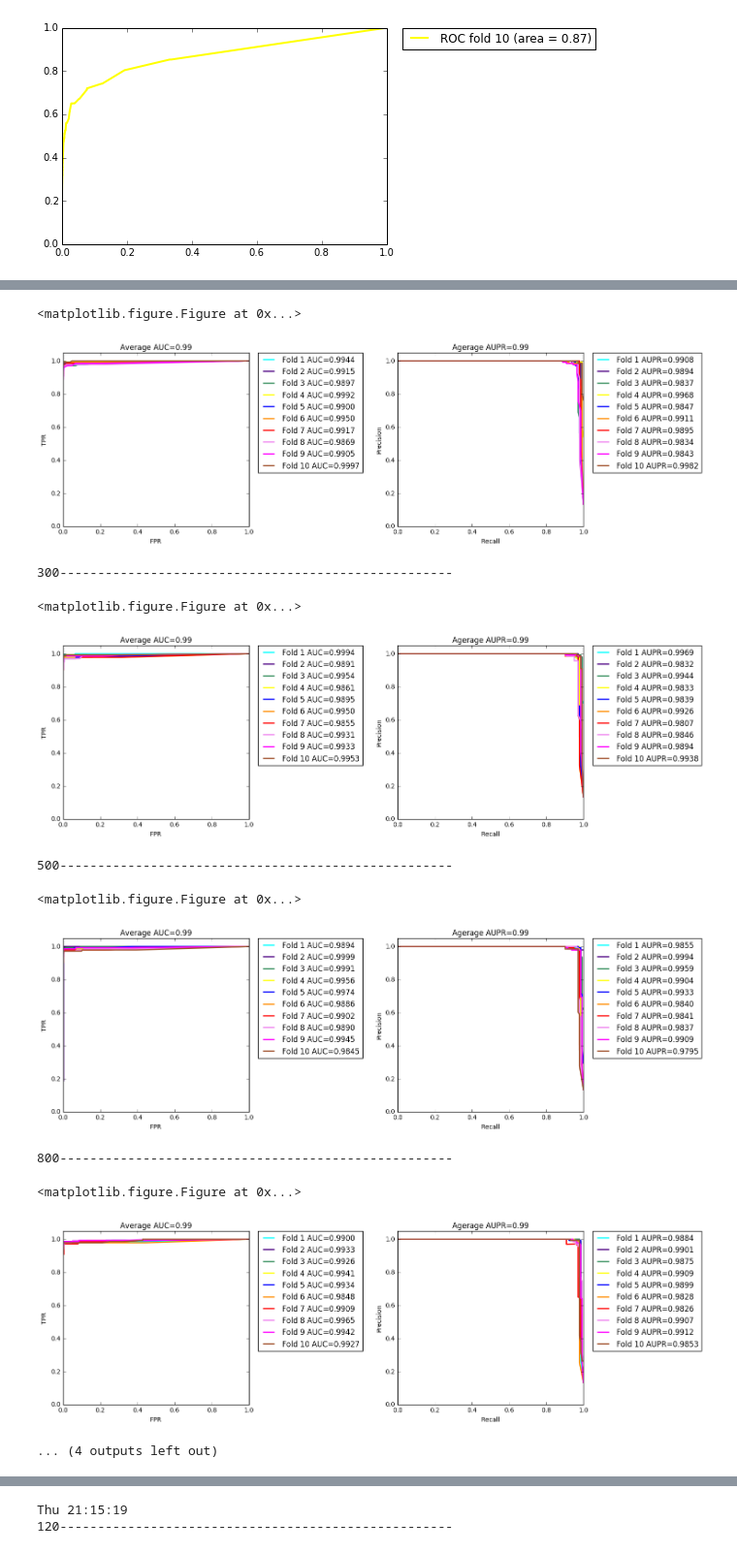
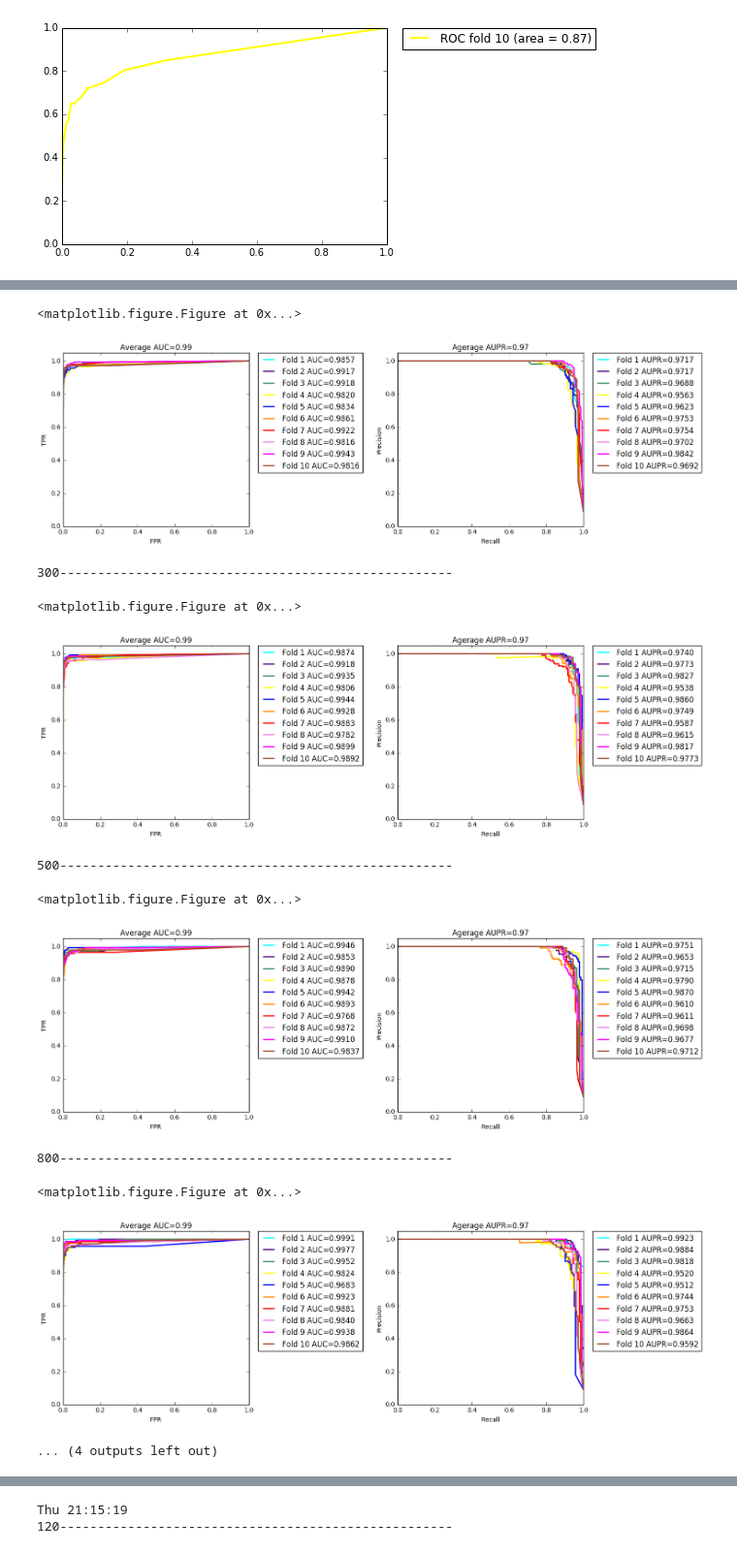
Before and after one commit to cas4070/GIST_project, a Jupyter notebook: Drug_Repositioning/8_new_training/3_2_training_random_forest.ipynb, the cells around one changed output, grey strips where cells are left out. Shown at 97% size. Saved outputs shown, nothing was run; the diff lists cells and outputs as text; code cells hidden in the pictures.

Commit message:
RF original TN 10-fold/indep, pos:neg=1:10

```diff
--- a/Drug_Repositioning/8_new_training/3_2_training_random_forest.ipynb
+++ b/Drug_Repositioning/8_new_training/3_2_training_random_forest.ipynb
@@ -156,7 +156,7 @@ def write_output(filedescritor, results):
 # %%
 # removed descriptor, tn(whole) 10-fold, 2017.3.15. 작성
 print time.strftime('%a %H:%M:%S')
-with open("/home/share/aschoi/nas/users/asolchoi/data/Drug_Repositioning/8_new_training/Performance/2_8_RF_removed_TN_whole_10-fold.txt", 'w') as f :
+with open("/home/share/aschoi/nas/users/asolchoi/data/Drug_Repositioning/8_new_training/Performance/2_9_RF_removed_TN_whole_10-fold.txt", 'w') as f :
     for user_estimators in [120,300,500,800,1200]:
         results = Random_Forest_10_fold(x_whole_data, y_whole_data, user_estimators)
         f.write("{}----------------------------------------------------\r\n".format(user_estimators))
@@ -168,15 +168,15 @@ Wed 20:50:35
 120----------------------------------------------------
 <matplotlib.figure.Figure at 0x...>
-[figure, old version]
+[figure, new version]
 300----------------------------------------------------
 <matplotlib.figure.Figure at 0x...>
-[figure, old version]
+[figure, new version]
 500----------------------------------------------------
 <matplotlib.figure.Figure at 0x...>
-[figure, old version]
+[figure, new version]
 800----------------------------------------------------
 <matplotlib.figure.Figure at 0x...>
-[figure, old version]
+[figure, new version]
 ... (4 outputs left out)
 # %%
 # 원래 descriptor, tn(whole) 10-fold, 2017.3.14. 작성
```
Also changed, not shown: parts of 4 cells of this notebook.
